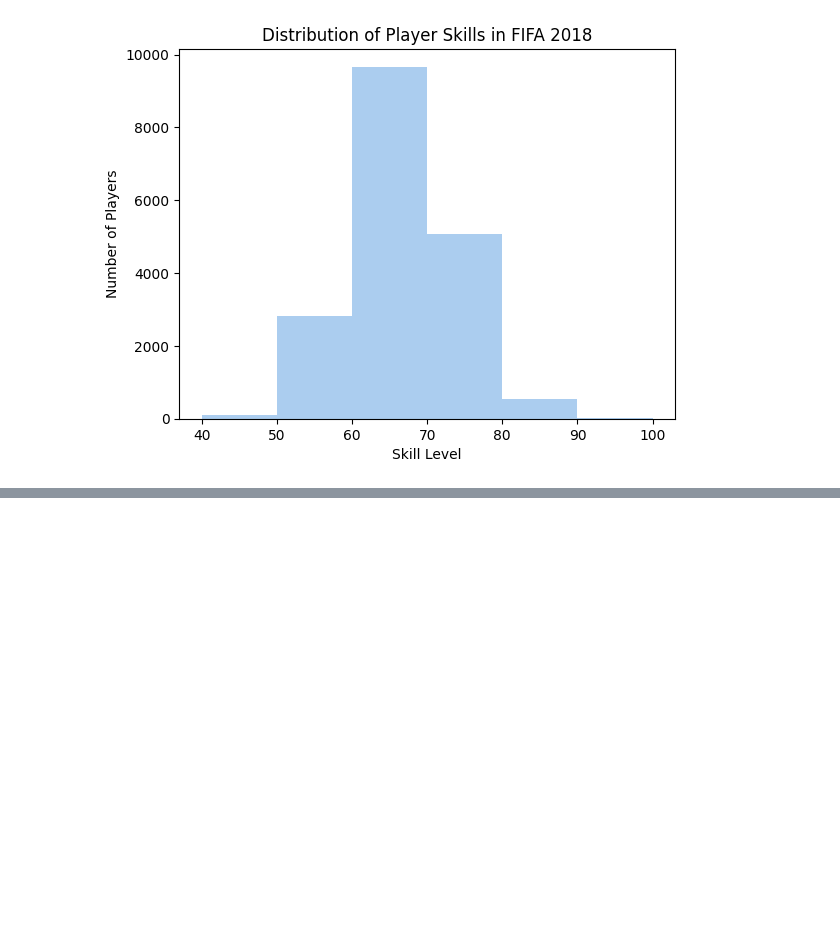
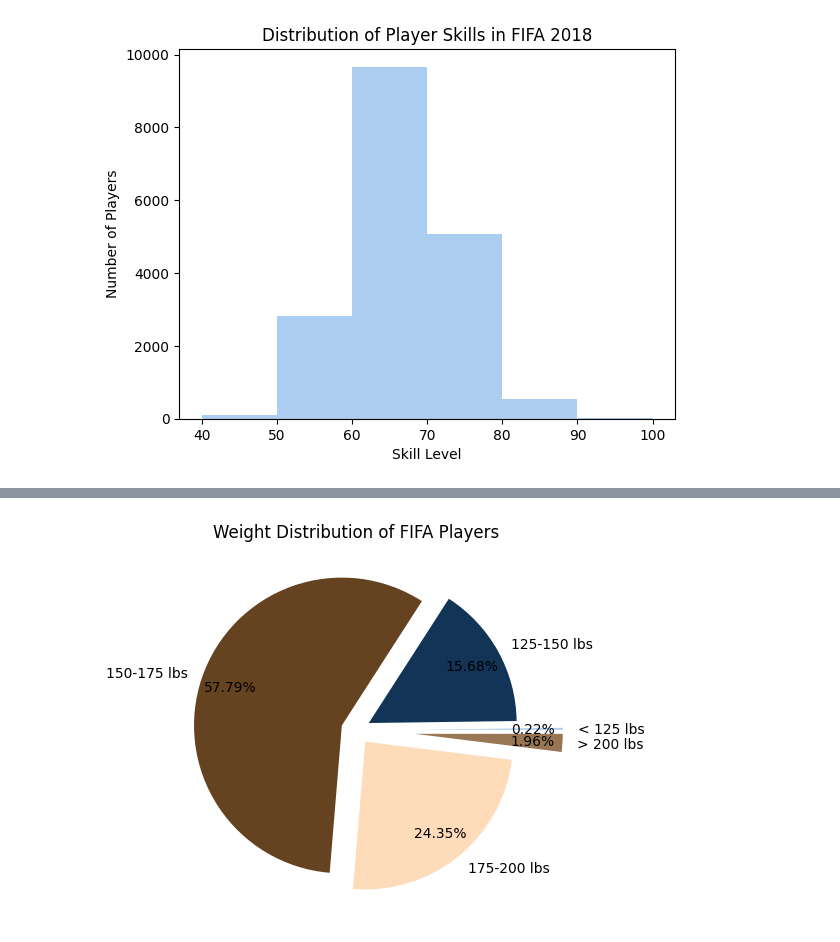
Before and after one commit to J3SSY-ANDU/Food-Delivery-Data-Analysis, a Jupyter notebook: notebooks/matplotlib_tutorial.ipynb, the cells around one changed output, grey strips where cells are left out. Cells and saved outputs as stored; diff of their text form; code cells hidden in the pictures; blank space fills up the shorter version.

```diff
--- a/notebooks/matplotlib_tutorial.ipynb
+++ b/notebooks/matplotlib_tutorial.ipynb
@@ -155,0 +171,22 @@ plt.show() # show the graph
+# %%
+fifa.Weight = [int(x.strip('lbs')) if type(x) == str else x for x in fifa.Weight] # convert the Weight column to integers
+
+light = fifa.loc[fifa.Weight < 125].shape[0] # filter the dataframe for players under 125 lbs
+medium_light = fifa.loc[fifa.Weight.between(125, 150)].shape[0] # filter the dataframe for players between 125 and 150 lbs
+medium = fifa.loc[fifa.Weight.between(150, 175)].shape[0] # filter the dataframe for players between 150 and 175 lbs
+medium_heavy = fifa.loc[fifa.Weight.between(175, 200)].shape[0] # filter the dataframe for players between 175 and 200 lbs
+heavy = fifa.loc[fifa.Weight > 200].shape[0] # filter the dataframe for players over 200 lbs
+
+weights = [light, medium_light, medium, medium_heavy, heavy] # create a list of weights
+labels = ['< 125 lbs', '125-150 lbs', '150-175 lbs', '175-200 lbs', '> 200 lbs'] # create a list of labels
+colors = ['#abcdef', '#123456', '#654321', '#fedcba', '#987654'] # create a list of colors
+
+explode = (0.4, 0.1, 0.1, 0.1, 0.4)
+plt.pie(weights, labels=labels, colors=colors, autopct='%.2f%%', pctdistance=0.8, explode=explode) # create a pie chart of the weights
+plt.title('Weight Distribution of FIFA Players') # add a title
+
+plt.savefig('fifa_weight_distribution.png', dpi=300) # save the graph as a PNG file with 300 dpi
+
+plt.show() # show the graph
+# %% [output]
+[figure, added]
```
Also changed, not shown: parts of 2 cells of this notebook, 2 other files.
